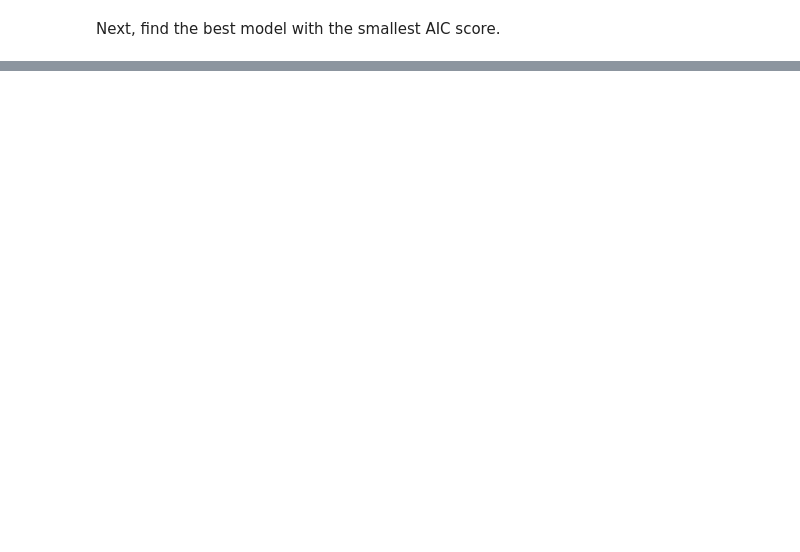
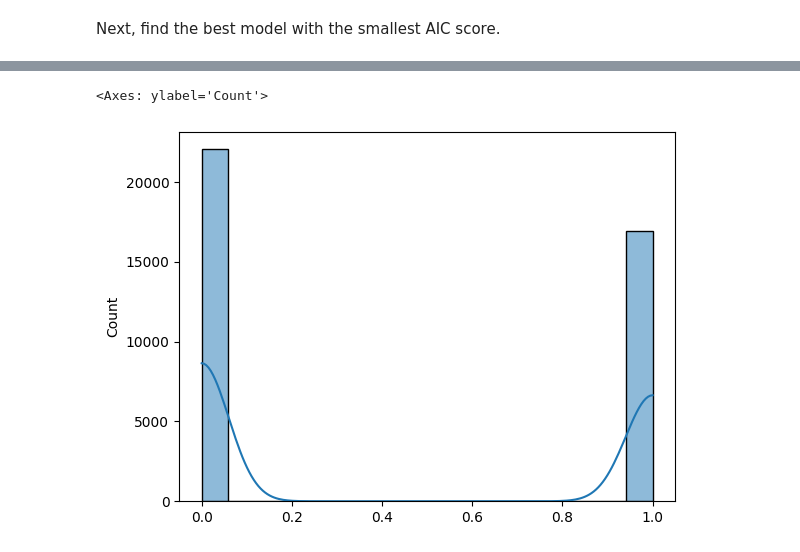
Before and after one commit to axeltanjung/airline_pessengger_sentiment, a Jupyter notebook: notebook/airline_pred.ipynb, the cells around one changed output, grey strips where cells are left out. Drawn from its saved outputs; the diff is of its cells as text; code cells hidden in the pictures; blank space fills up the shorter version.

Commit message:
Update prediction and AUC

```diff
--- a/notebook/airline_pred.ipynb
+++ b/notebook/airline_pred.ipynb
@@ -1976,6 +2000,6 @@ print(data_imputed.columns[best_predictors].tolist())
 X_train_best = X_train[:, best_predictors]
 
 # Fit best model
-best_model_ori = LogisticRegression(penalty = 'none',
+best_model_ori = LogisticRegression(max_iter=1000, penalty = None,
                                     class_weight = None)
 best_model_ori.fit(X_train_best, y_train)
@@ -2025,0 +2093,8 @@ Next, find the best model with the smallest AIC score.
+# %%
+# Define X with best predictors
+X_train_best_weight = X_train[:, best_predictors_weight]
+
+# Fit best model
+best_weight_model = LogisticRegression(penalty = None,
+                                       class_weight = 'balanced')
+best_weight_model.fit(X_train_best_weight, y_train)
@@ -2025,0 +2117,18 @@ Next, find the best model with the smallest AIC score.
+# %%
+def predict_test(X_test, y_test, model, predictors):
+
+  # Calculate success probability
+  X_test_best = X_test[:, predictors]
+  pred_test = model.predict_proba(X_test_best)
+  y_pred_test = pred_test[:,1]
+
+  # Calculate AIC
+  aic_test = AIC(y_true = y_test,
+                 y_pred = y_pred_test,
+                 p = X_test.shape[1]+1)
+
+  # Calculate AUC
+  auc = metrics.roc_auc_score(y_true = y_test,
+                              y_score = y_pred_test)
+
+  return y_pred_test, round(aic_test, 2), round(auc, 2)
@@ -2025,0 +2177,7 @@ Next, find the best model with the smallest AIC score.
+# %%
+y_pred_test_weight, aic_test_weight, auc_weight = predict_test(X_test = X_test,
+                                                               y_test = y_test,
+                                                               model = best_weight_model,
+                                                               predictors = best_predictors_weight)
+
+y_pred_test_weight, aic_test_weight, auc_weight
@@ -2025,0 +2209,7 @@ Next, find the best model with the smallest AIC score.
+# %%
+# Distribution plot of predicted probability
+sns.histplot(x = y_pred_test_weight,
+             kde = True)
+# %% [output]
+<Axes: ylabel='Count'>
+[figure, added]
```
Also changed, not shown: parts of 19 cells of this notebook.
